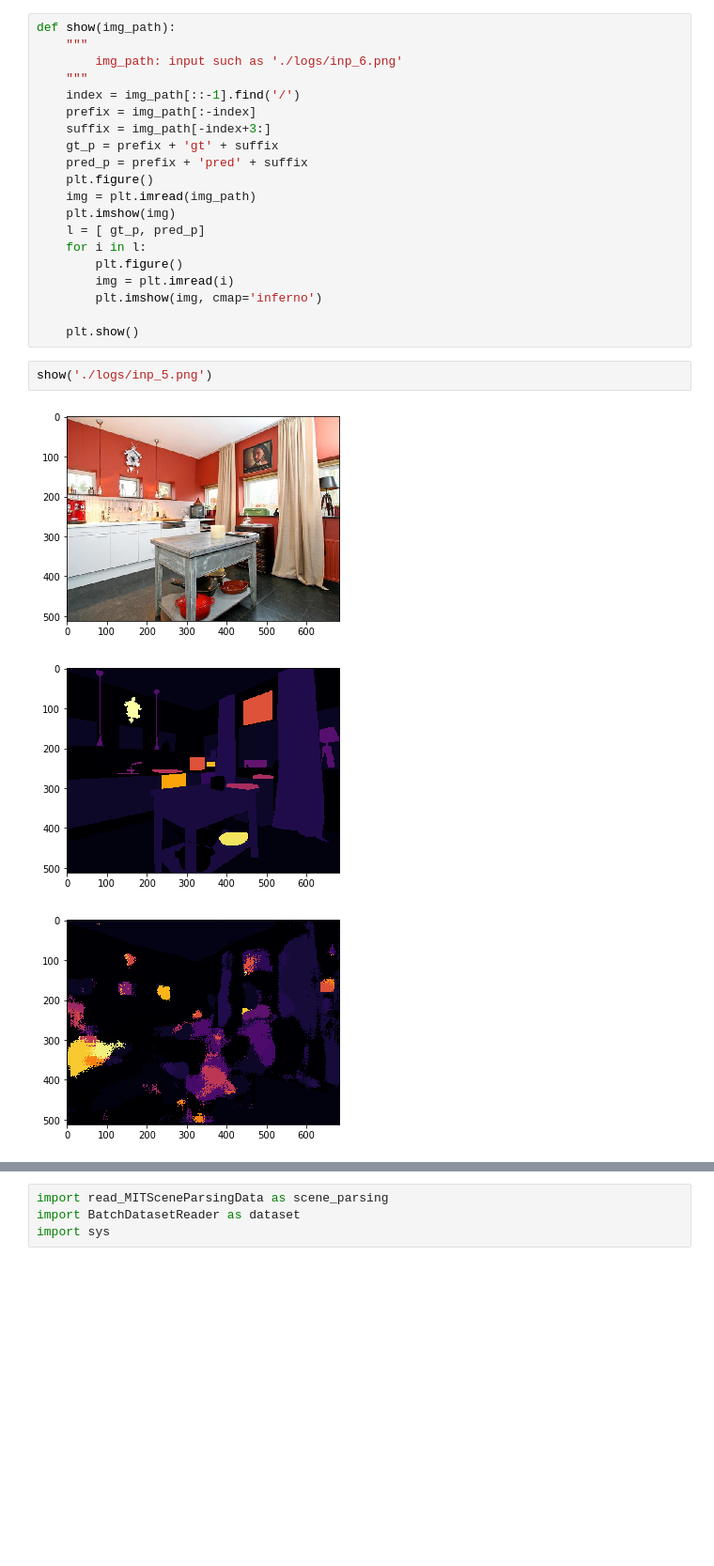
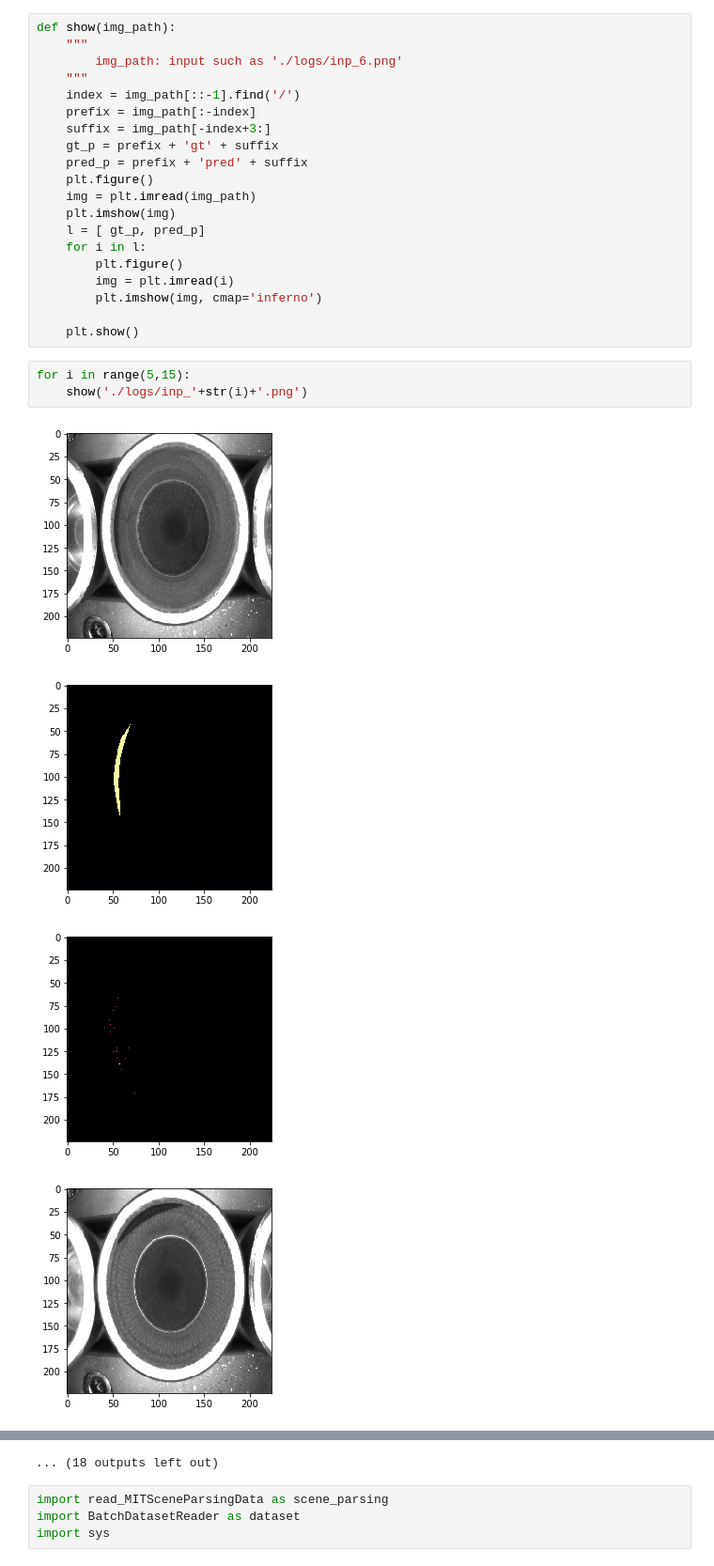
Before and after one commit to yz3007/fcn, a Jupyter notebook: test.ipynb, the cells around one changed output, grey strips where cells are left out. Shown at 94% size. Cells and saved outputs as stored; diff of their text form; blank space fills up the shorter version.

```diff
--- a/test.ipynb
+++ b/test.ipynb
@@ -23,9 +23,11 @@ def show(img_path):
         plt.imshow(img, cmap='inferno')
 
     plt.show()
-# %%
-show('./logs/inp_5.png')
-# %% [output]
-[figure, removed]
-[figure, removed]
-[figure, removed]
+# %%
+for i in range(5,15):
+    show('./logs/inp_'+str(i)+'.png')
+# %% [output]
+[figure, added]
+[figure, added]
+[figure, added]
+[figure, added]
@@ -32,3 +42,4 @@ show('./logs/inp_5.png')
+... (18 outputs left out)
 # %%
 import read_MITSceneParsingData as scene_parsing
 import BatchDatasetReader as dataset
```
Also changed, not shown: parts of 1 cell of this notebook, 3 other files.
